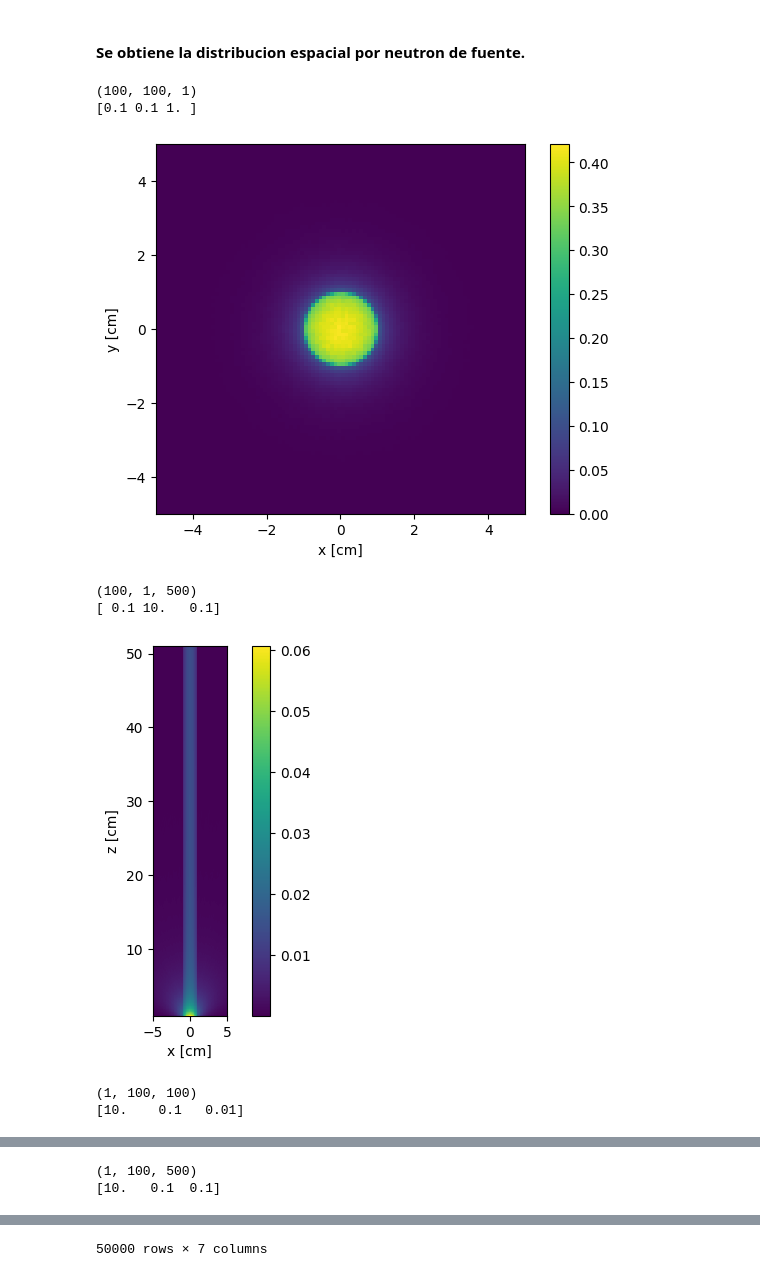
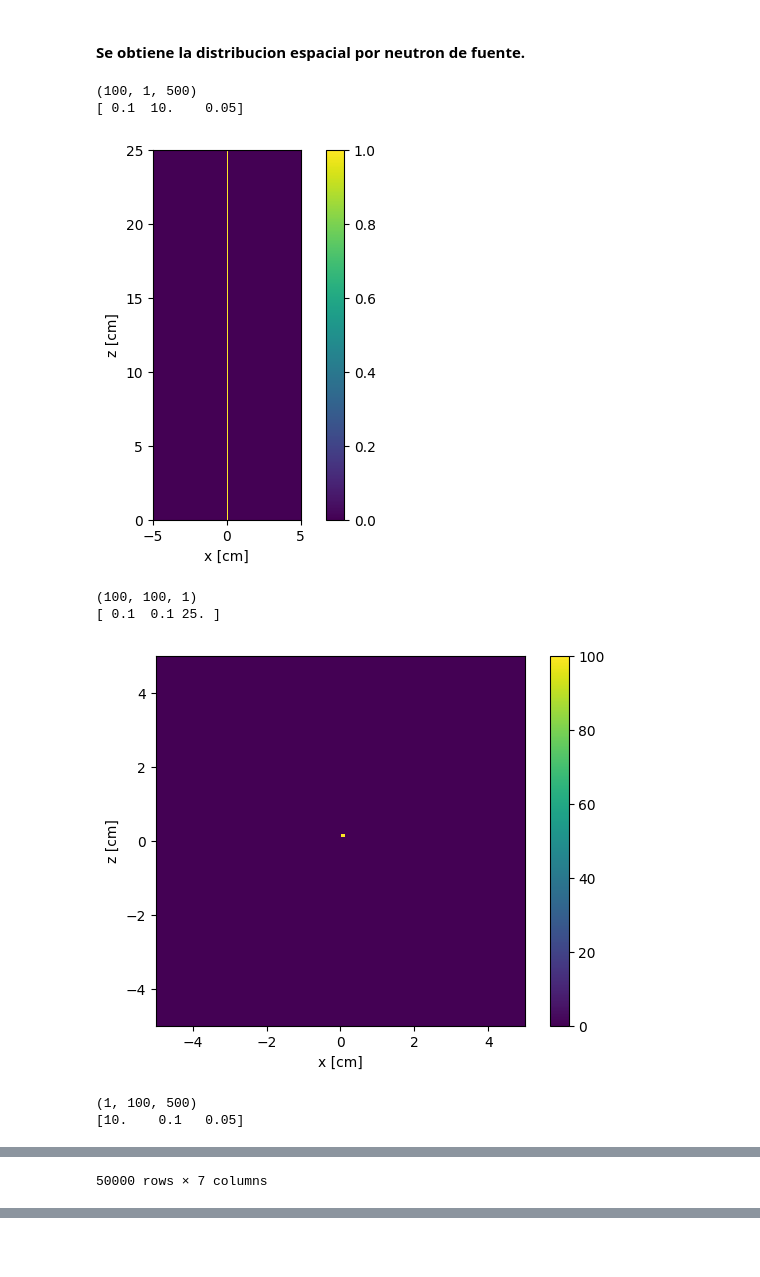
Before and after one commit to PI-AGUS/PRUEBA, a Jupyter notebook: BOX/BOX_INPUT.ipynb, the cells around one changed output, grey strips where cells are left out. Saved outputs shown, nothing was run; the diff lists cells and outputs as text; code cells hidden in the pictures; blank space fills up the shorter version.

```diff
--- a/BOX/BOX_INPUT.ipynb
+++ b/BOX/BOX_INPUT.ipynb
@@ -213,7 +157,7 @@ tallies.append(dist_surface_source)
 #### PARAMETROS DE EJECUCION
 # %%
 #Numero de particulas
-N = int(1E6)
+N = int(1)
 
 param = openmc.Settings()
 param.source = S
@@ -222,12 +166,13 @@ param.batches = 1
 param.particles = N
 
 #Superficies donde escribe las particulas
-# superficies = [surf4.id]
+superficies = [surf7.id]
 
-# param.surf_source_write = {
-#     'surface_ids': superficies,
-#     'max_particles': len(superficies)*N
-# }
+param.surf_source_write = {
+    'surface_ids': superficies,
+    'max_particles': len(superficies)*N,
+    'mcpl':True
+}
 # %% [markdown]
 #### GENERACION DE ARCHIVOS XML
 # %%
@@ -282,8 +227,6 @@ def get_df_NormVolum(
     normalization.
     """
 
-
-
     mesh = tally.find_filter(openmc.filter.MeshFilter)
     upper_right = mesh.mesh.upper_right
     lower_left  = mesh.mesh.lower_left
@@ -292,13 +235,6 @@ def get_df_NormVolum(
     df = tally.get_pandas_dataframe()
     df['mean'] = df['mean']/(DV[0]*DV[1]*DV[2])
 
-    if N[0] == 1:
-        extent = (lower_left[1], upper_right[1], lower_left[2],upper_right[2])
-    elif N[1] == 1:
-        extent = (lower_left[0], upper_right[0], lower_left[2],upper_right[2])
-    elif N[2] == 1:
-        extent = (lower_left[0], upper_right[0], lower_left[1],upper_right[1])
-    else: print("X")
     print(N)
     print(DV)
     if Plot == True:
@@ -312,7 +248,9 @@ def get_df_NormVolum(
         elif N[2] == 1:
             extent = (lower_left[0], upper_right[0], lower_left[1],upper_right[1])
             mean.shape=(N[1],N[0])
-        else: print("X")
+        else:
+            print("X")
+            return df
 
         plt.imshow(mean, origin='lower', interpolation='none', extent=extent, cmap='viridis')
         plt.colorbar()
@@ -355,22 +291,18 @@ def get_df_NormEnergy(
 #### Se obtiene la distribucion espacial por neutron de fuente.
 # %%
 sp = openmc.StatePoint("statepoint.1.h5")
-tally_agua_xy   = sp.get_tally(name='agua_xy')
-tally_agua_xz   = sp.get_tally(name='agua_xz')
-tally_agua_yz   = sp.get_tally(name='agua_yz')
 tally_vacio_xy  = sp.get_tally(name='vacio_xy')
 tally_vacio_xz  = sp.get_tally(name='vacio_xz')
 tally_vacio_yz  = sp.get_tally(name='vacio_yz')
-get_df_NormVolum(tally_agua_xy,Plot=True)
 get_df_NormVolum(tally_vacio_xz,Plot=True,ylabel='z [cm]')
-get_df_NormVolum(tally_agua_yz,Plot=True,ylabel='z [cm]')
+get_df_NormVolum(tally_vacio_xy,Plot=True,ylabel='z [cm]')
 get_df_NormVolum(tally_vacio_yz,Plot=True,ylabel='z [cm]')
 # %% [output]
-(100, 100, 1)
-[0.1 0.1 1. ]
+(100, 1, 500)
+[ 0.1  10.    0.05]
-[figure, old version]
+[figure, new version]
-(100, 1, 500)
-[ 0.1 10.   0.1]
+(100, 100, 1)
+[ 0.1  0.1 25. ]
-[figure, old version]
+[figure, new version]
-(1, 100, 100)
-[10.    0.1   0.01]
+(1, 100, 500)
+[10.    0.1   0.05]
@@ -378,2 +323 @@ get_df_NormVolum(tally_vacio_yz,Plot=True,ylabel='z [cm]')
-(1, 100, 500)
-[10.   0.1  0.1]
+50000 rows × 7 columns
@@ -394 +323,0 @@ get_df_NormVolum(tally_vacio_yz,Plot=True,ylabel='z [cm]')
-50000 rows × 7 columns
```
Also changed, not shown: parts of 25 cells of this notebook.
